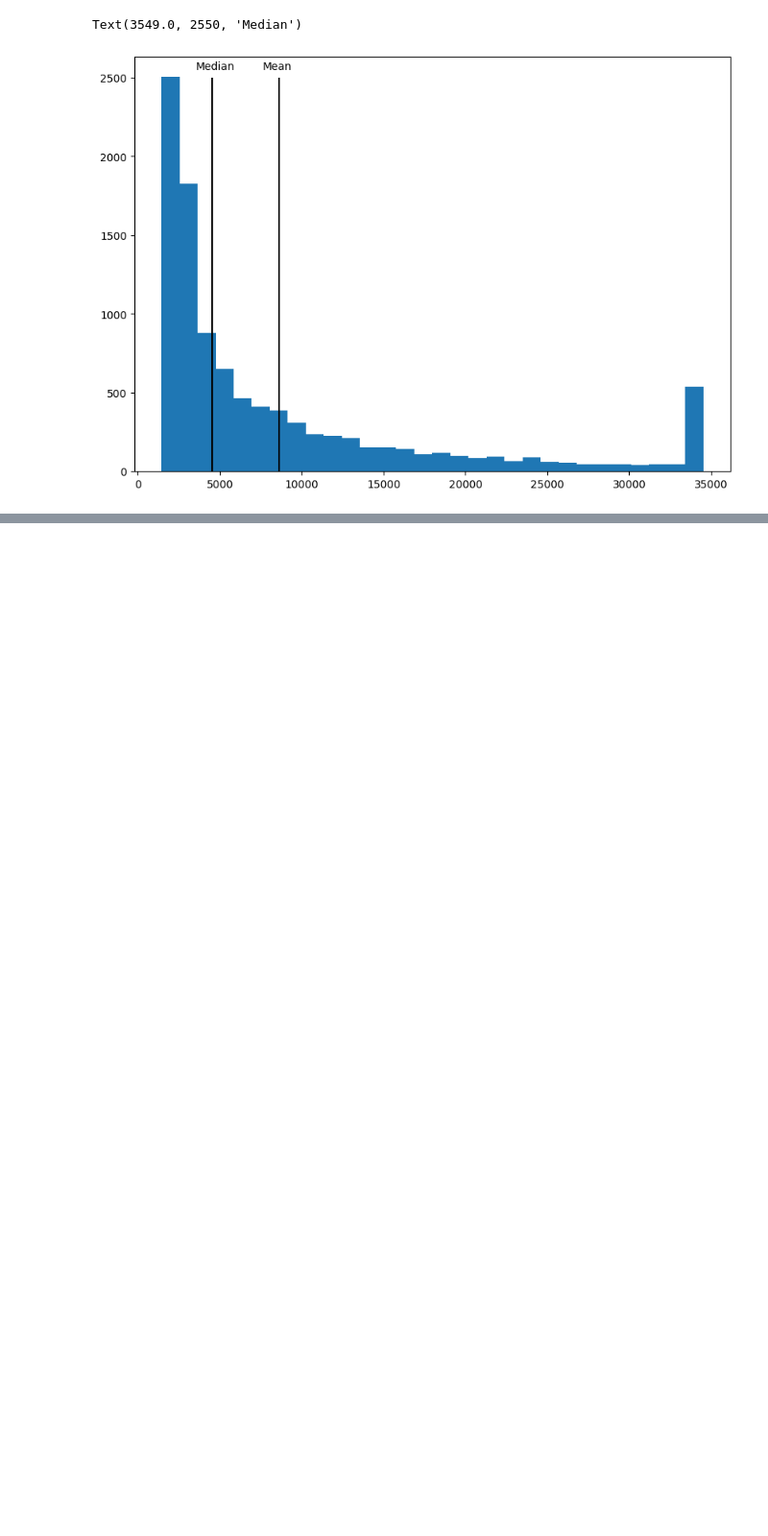
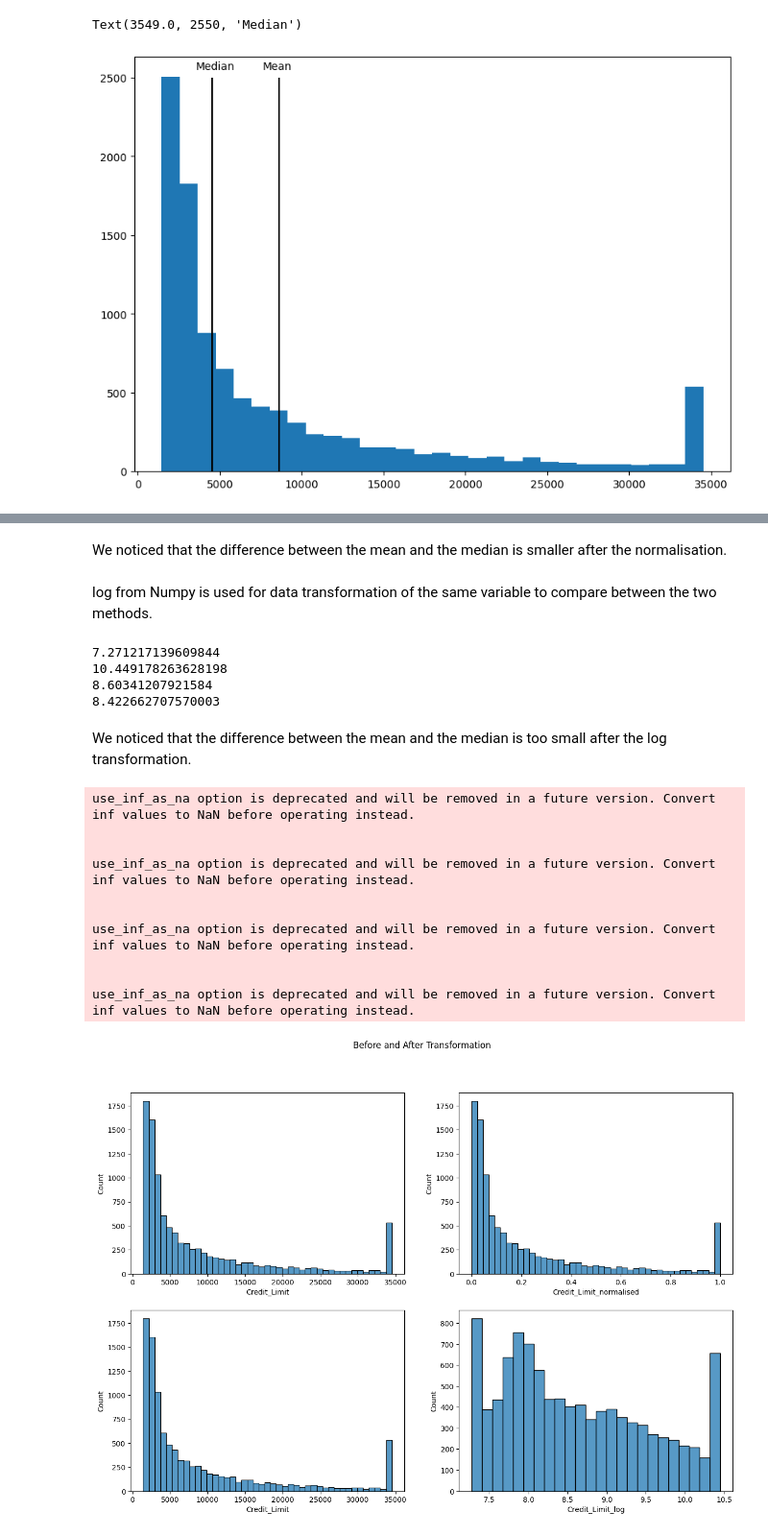
Before and after one commit to AlaaHmd/practical-python-for-data-professionals-4358485, a Jupyter notebook: data/Dirty Data.ipynb, the cells around one changed output, grey strips where cells are left out. Shown at 96% size. Saved outputs shown, nothing was run; the diff lists cells and outputs as text; code cells hidden in the pictures; blank space fills up the shorter version.

Commit message:
Data transformation

```diff
--- a/data/Dirty Data.ipynb
+++ b/data/Dirty Data.ipynb
@@ -401,0 +406,7 @@ Text(3549.0, 2550, 'Median')
+# %%
+# Define a funbction for min-max scaler
+def get_normalised_value(column):
+    max_val = column.max()
+    min_val = column.min()
+    y = (column-min_val)/(max_val-min_val)
+    return y
@@ -401,0 +415,3 @@ Text(3549.0, 2550, 'Median')
+# %%
+# Create a new column create the normalised value of Credit_Limit
+dataset['Credit_Limit_normalised'] = get_normalised_value(dataset['Credit_Limit'])
@@ -401,0 +429,39 @@ Text(3549.0, 2550, 'Median')
+# %% [markdown]
+We noticed that the difference between the mean and the median is smaller after the normalisation.
+# %% [markdown]
+log from Numpy is used for data transformation of the same variable to compare between the two methods.
+# %%
+# Data transformation using log
+dataset['Credit_Limit_log']= np.log(dataset['Credit_Limit'])
+# %%
+# Check the min and max values of the new columnn
+print(dataset['Credit_Limit_log'].min())
+print(dataset['Credit_Limit_log'].max())
+print(dataset['Credit_Limit_log'].mean())
+print(dataset['Credit_Limit_log'].median())
+# %% [output]
+7.271217139609844
+10.449178263628198
+8.60341207921584
+8.422662707570003
+# %% [markdown]
+We noticed that the difference between the mean and the median is too small after the log transformation.
+# %%
+fig, axes = plt.subplots(2,2, figsize = (15,10))
+fig.suptitle("Before and After Transformation")
+sn.histplot(dataset , x= "Credit_Limit", ax= axes[0,0])
+sn.histplot(dataset , x= "Credit_Limit_normalised", ax = axes[0,1])
+sn.histplot(dataset , x= "Credit_Limit",ax =  axes[1,0])
+sn.histplot(dataset , x= "Credit_Limit_log", ax = axes[1,1]);
+# %% [output]
+use_inf_as_na option is deprecated and will be removed in a future version. Convert inf values to NaN before operating instead.
+
+
+use_inf_as_na option is deprecated and will be removed in a future version. Convert inf values to NaN before operating instead.
+
+
+use_inf_as_na option is deprecated and will be removed in a future version. Convert inf values to NaN before operating instead.
+
+
+use_inf_as_na option is deprecated and will be removed in a future version. Convert inf values to NaN before operating instead.
+[figure, added]
```
Also changed, not shown: parts of 12 cells of this notebook.
